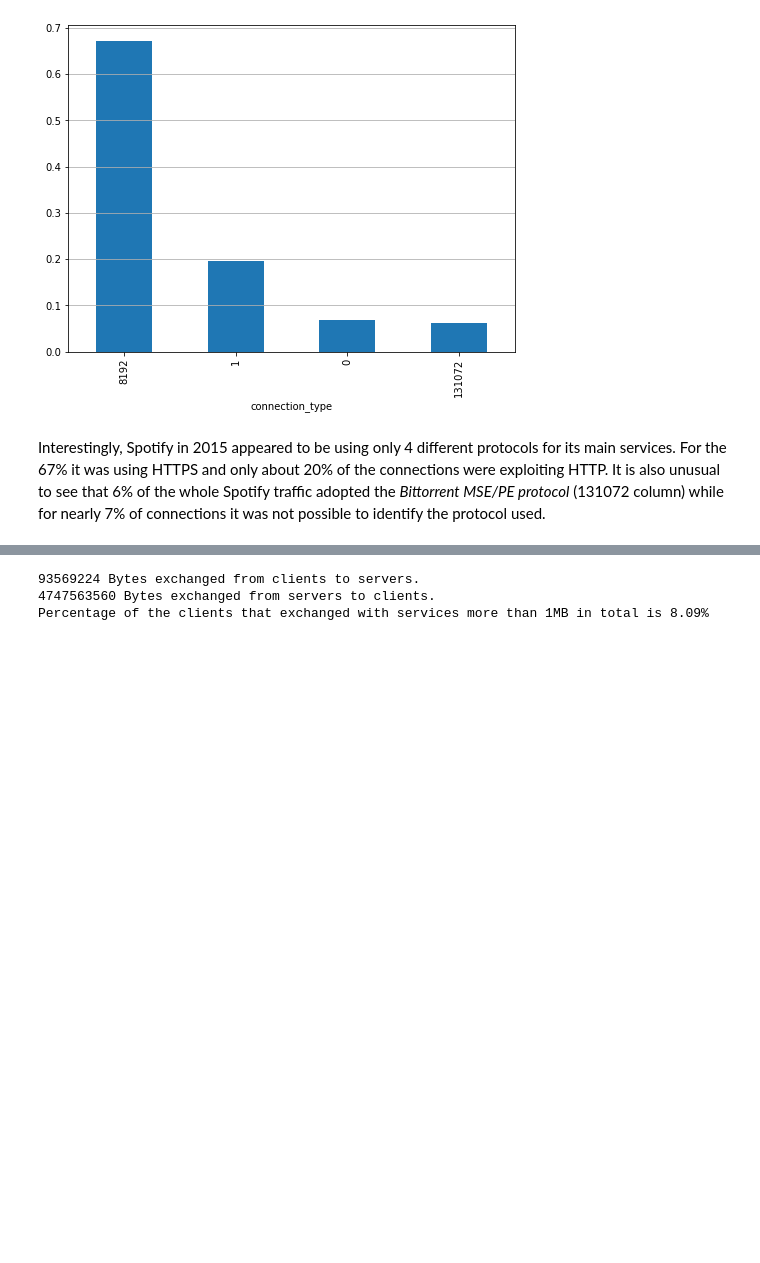
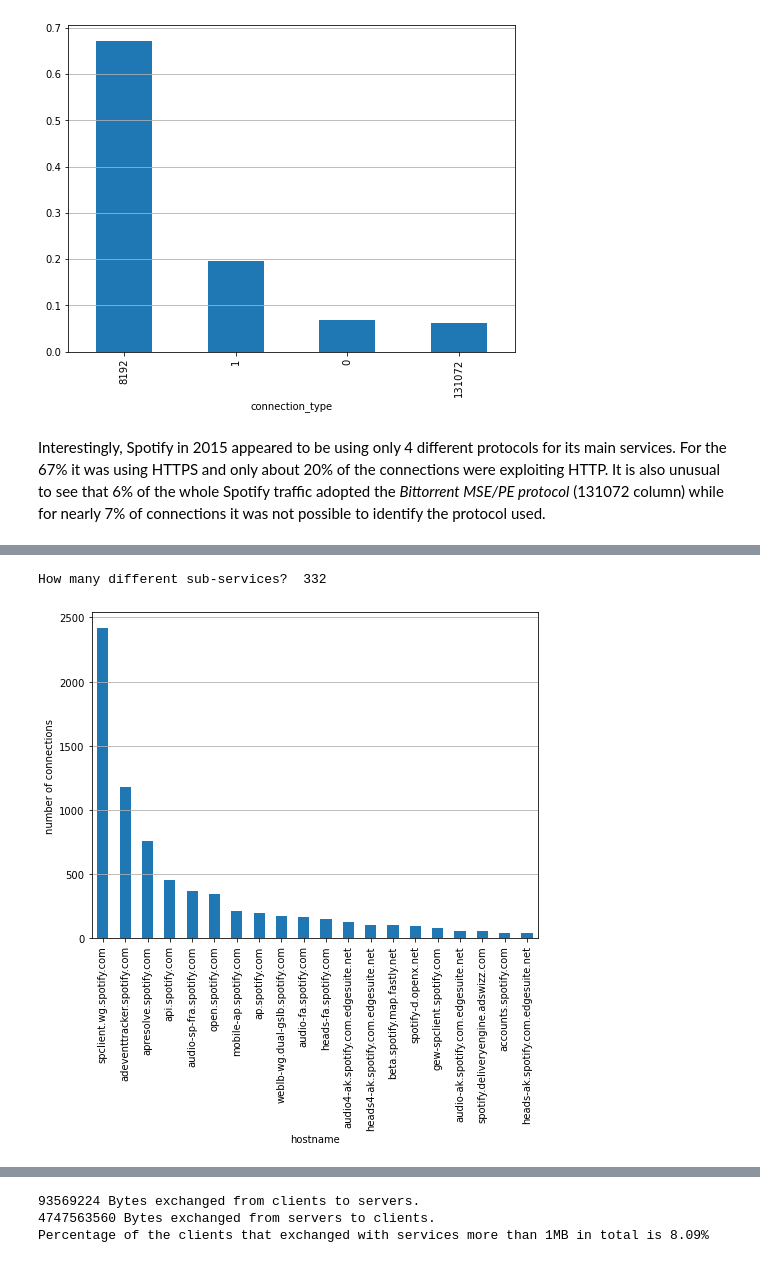
Before and after one commit to AlessioFerra/NML_Group4, a Jupyter notebook: Lab04.ipynb, the cells around one changed output, grey strips where cells are left out. Drawn from its saved outputs; the diff is of its cells as text; code cells hidden in the pictures; blank space fills up the shorter version.

```diff
--- a/Lab04.ipynb
+++ b/Lab04.ipynb
@@ -515,0 +367,18 @@ Which fraction of the clients exchanged with the services more than 1MB in total
+# %%
+# POINT 6
+# group and plot by hostname (sub-services)
+sp_hostname_df = sp_dataf.groupby(['hostname']).size()
+a = sp_hostname_df.sort_values(ascending=False).head(20)\
+                  .plot(kind='bar', figsize=(8,6), ylabel='number of connections')
+# print(sp_hostname_df.sort_values(ascending=False).head(20))
+a.grid(axis='y')
+
+print('How many different sub-services? ', sp_hostname_df.value_counts().sum())
+# print('What is their name? ')
+# services_names = []
+# for name in sp_hostname_df.items():
+#    services_names.append(name[0])
+#    print(name[0])
+# %% [output]
+How many different sub-services?  332
+[figure, added]
```
Also changed, not shown: parts of 55 cells of this notebook.
